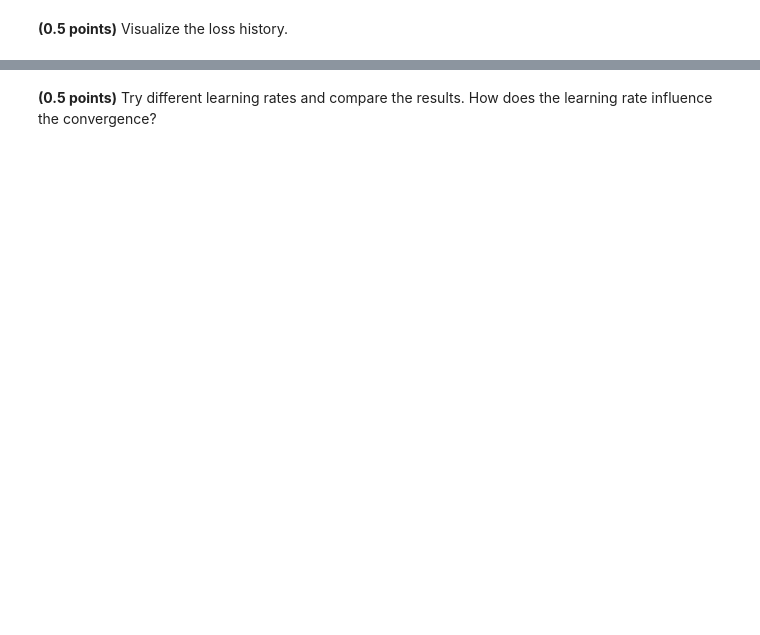
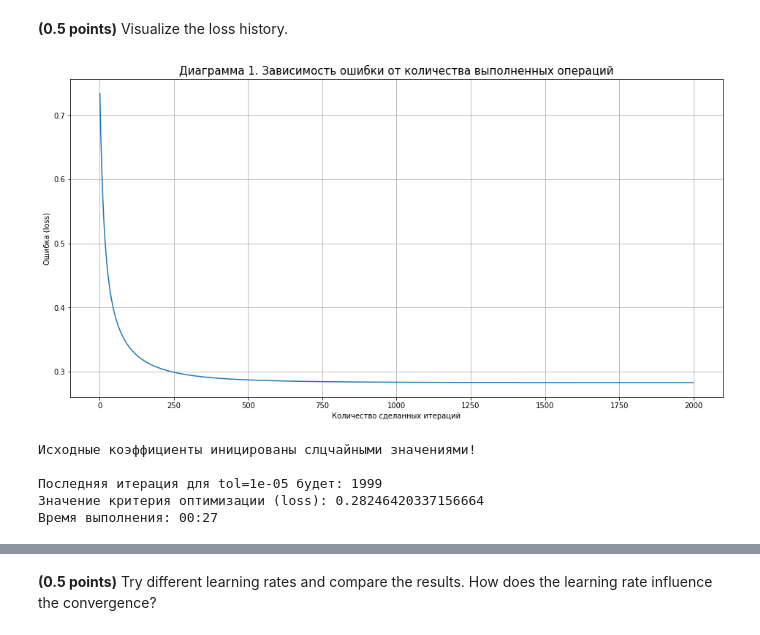
Before and after one commit to DIVIGL1/RSSchool-ML-Open-Course, a Jupyter notebook: 5_classification_linear_knn/hw_classification.ipynb, the cells around one changed output, grey strips where cells are left out. Cells and saved outputs as stored; diff of their text form; code cells hidden in the pictures; blank space fills up the shorter version.

```diff
--- a/5_classification_linear_knn/hw_classification.ipynb
+++ b/5_classification_linear_knn/hw_classification.ipynb
@@ -189,0 +240,36 @@ assert min(train_acc, test_acc) > 0.9
+# %%
+def drow_line_plot1(tol=0.00001, zero_init=False):
+    max_iter=10000
+    start_prog_time = time.time()
+
+    model = CustomLogisticRegression(max_iter=max_iter, tol=tol, zero_init=zero_init, record_loss=True)
+    model.fit(X_train, y_train)
+    model.loss_history
+
+    plt.figure(figsize=(16, 8))
+    sns.lineplot(x=np.array(model.loss_history)[:, 0], y=np.array(model.loss_history)[:, 1])
+
+    plt.xlabel('Количество сделанных итераций')
+    plt.ylabel('Ошибка (loss)')
+    plt.grid(True)
+    plt.title(title_num("Зависимость ошибки от количества выполненных операций"), fontsize=15)
+
+    plt.show()
+    if zero_init:
+        print(f"Исходные коэффициенты иницированы нулями!\n")
+    else:
+        print(f"Исходные коэффициенты иницированы слцчайными значениями!\n")
+
+    print(f"Последняя итерация для tol={tol} будет: {len(model.loss_history)}")
+    print(f"Значение критерия оптимизации (loss): {model.loss_history[len(model.loss_history)-1][1]}")
+    duration_in_seconds = int(time.time() - start_prog_time)
+    print("Время выполнения: {0:0>2}:{1:0>2}".format(duration_in_seconds // 60, duration_in_seconds % 60))
+# %%
+drow_line_plot1()
+# %% [output]
+[figure, added]
+Исходные коэффициенты иницированы слцчайными значениями!
+
+Последняя итерация для tol=1e-05 будет: 1999
+Значение критерия оптимизации (loss): 0.28246420337156664
+Время выполнения: 00:27
```
Also changed, not shown: parts of 125 cells of this notebook.
